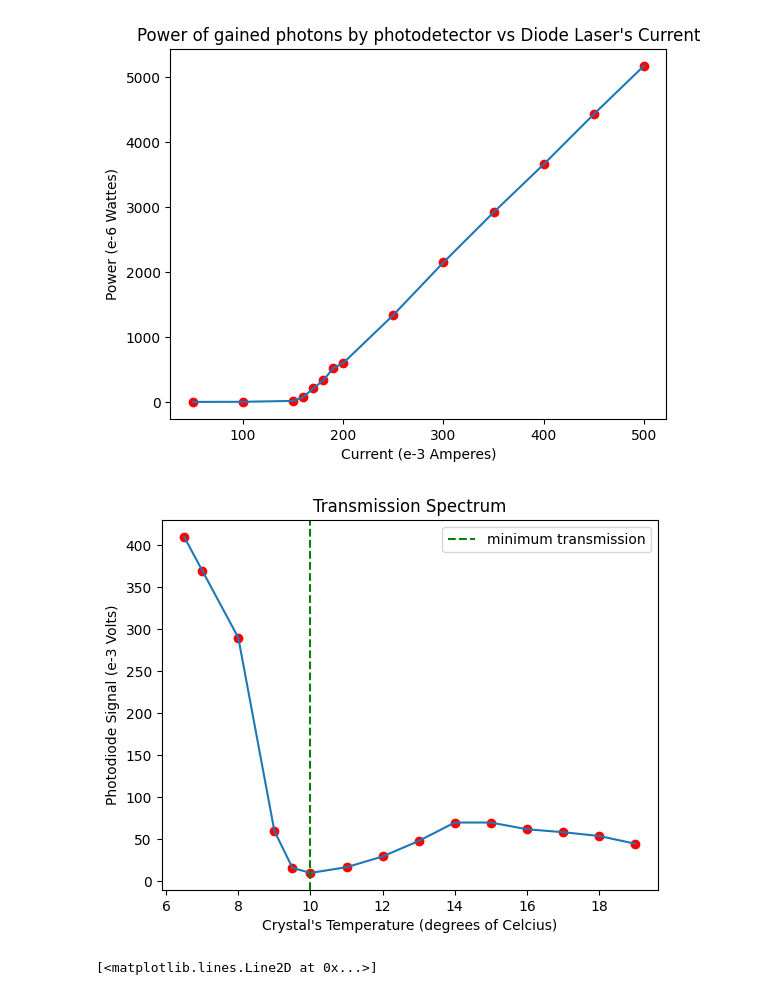
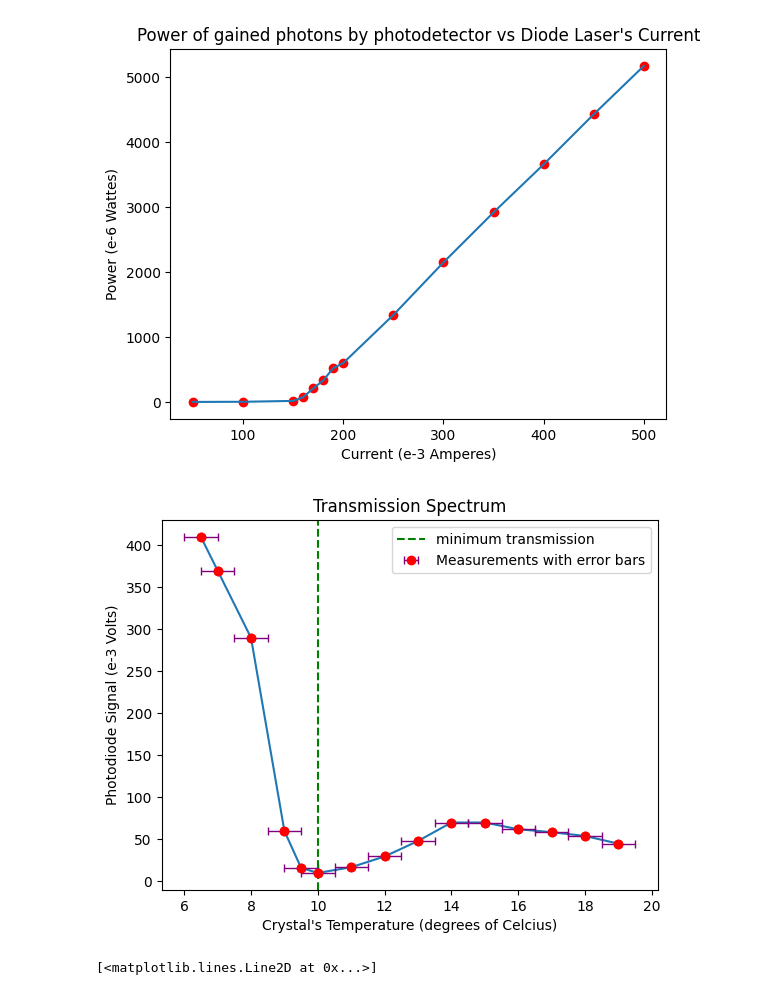
Before and after one commit to mopahlevani/Lab-Notebooks, a Jupyter notebook: NdYAG Data Visualisation.ipynb, the cells around one changed output. Cells and saved outputs as stored; diff of their text form; code cells hidden in the pictures.

Commit message:
Added Error Bars

```diff
--- a/NdYAG Data Visualisation.ipynb
+++ b/NdYAG Data Visualisation.ipynb
@@ -18,17 +18,20 @@ plt.show()
 # %%
 # Second Measurement
 T = [6.5, 7, 8, 9, 9.5,  10, 11, 12, 13, 14, 15, 16, 17, 18, 19]
 I = [410, 370, 290, 60, 16,  10, 16.8, 29.6, 48.0, 70, 70, 62, 58.5, 54, 44.8]
+T_error = [0.5] * len(T)
+
 plt.plot(T,I)
+plt.errorbar(T, I, xerr=T_error, fmt='o', color='red', ecolor='purple', elinewidth=1, capsize=3, label='Measurements with error bars')
 plt.scatter(T,I, color='red')
 plt.axvline(x=10, color='green', linestyle = '--', label = 'minimum transmission')
 plt.xlabel("Crystal's Temperature (degrees of Celcius)")
 plt.ylabel("Photodiode Signal (e-3 Volts)")
 plt.title('Transmission Spectrum')
 plt.legend()
 plt.show()
 # %% [output]
-[figure, old version]
+[figure, new version]
 # %%
 # Third Measurement
 
```
